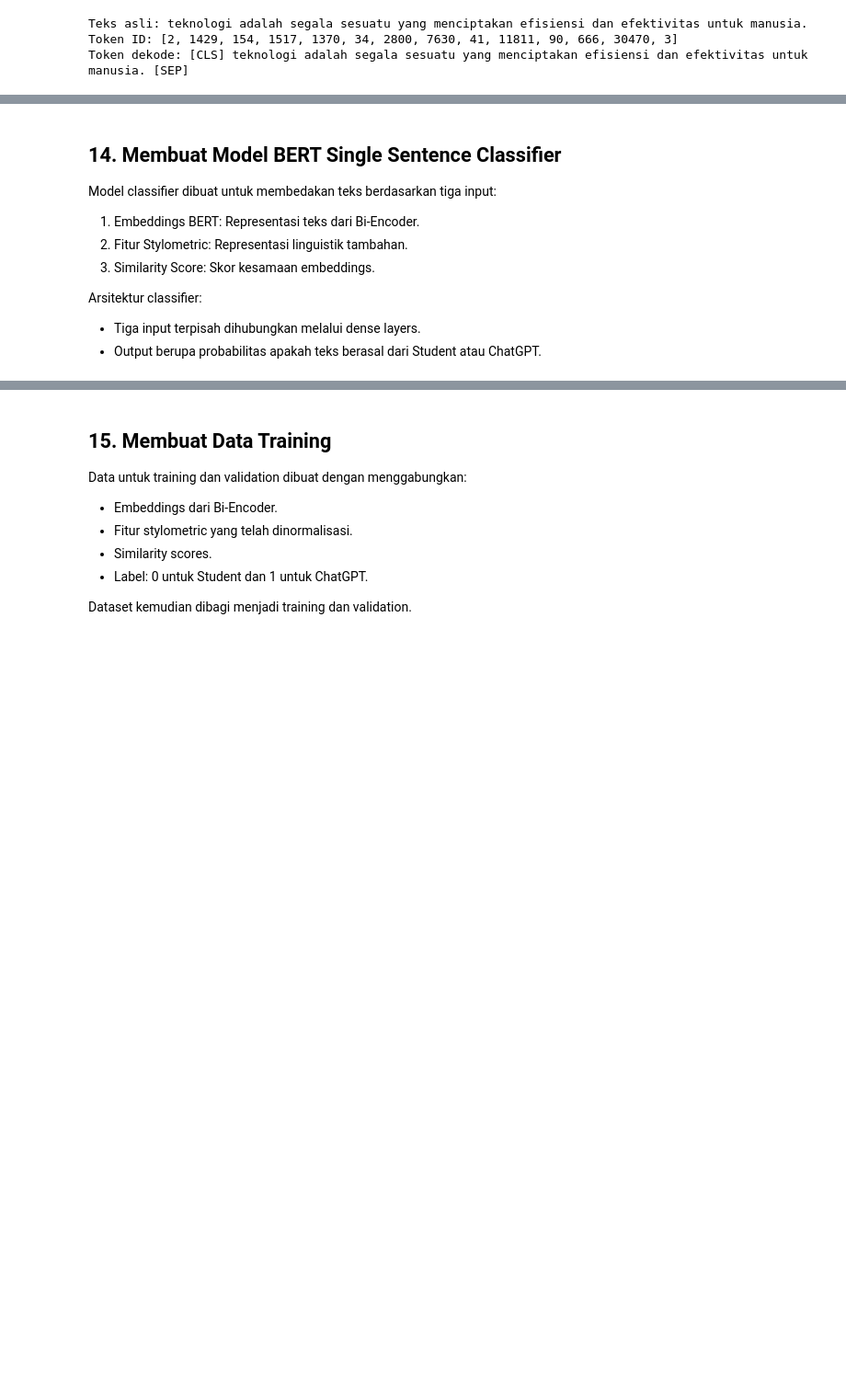
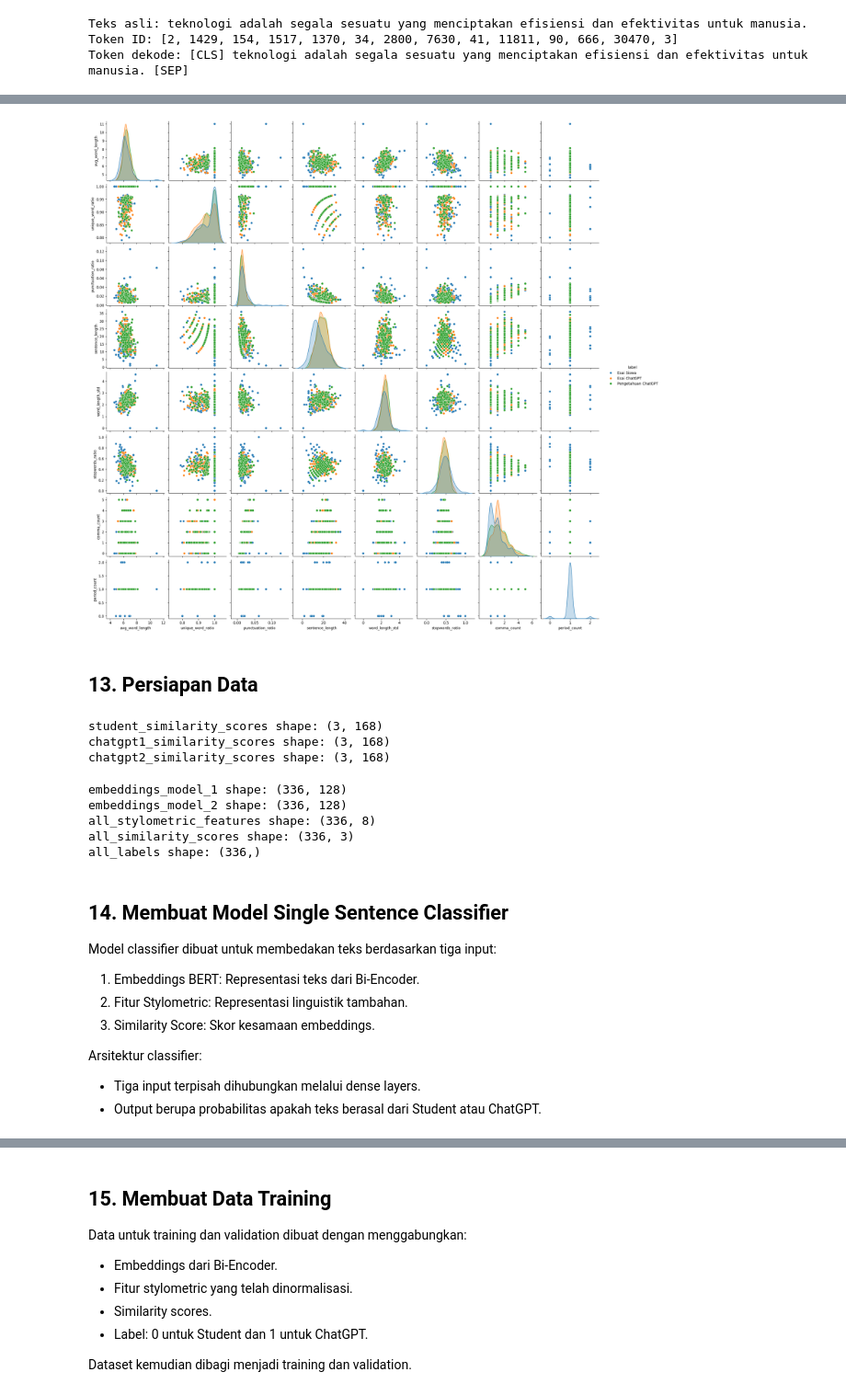
Before and after one commit to mharits-s/Essay-Detector, a Jupyter notebook: code_v1.2.ipynb, the cells around one changed output, grey strips where cells are left out. Shown at 92% size. Saved outputs shown, nothing was run; the diff lists cells and outputs as text; code cells hidden in the pictures; blank space fills up the shorter version.

```diff
--- a/code_v1.2.ipynb
+++ b/code_v1.2.ipynb
@@ -1338,15 +1469,63 @@ plt.show()
 # %%
 sns.pairplot(combined_features, hue='label', vars=['avg_word_length',
     'unique_word_ratio',
     'punctuation_ratio',
     'sentence_length',
     'word_length_std',
-    'function_word_ratio',
+    'stopwords_ratio',
     'comma_count',
     'period_count'])
 plt.show()
+# %% [output]
+[figure, added]
+# %% [markdown]
+## 13. Persiapan Data
+# %%
+print(f"student_similarity_scores shape: {student_similarity_scores_balanced.shape}")
+print(f"chatgpt1_similarity_scores shape: {chatgpt1_similarity_scores_balanced.shape}")
+print(f"chatgpt2_similarity_scores shape: {chatgpt2_similarity_scores_balanced.shape}")
+# %% [output]
+student_similarity_scores shape: (3, 168)
+chatgpt1_similarity_scores shape: (3, 168)
+chatgpt2_similarity_scores shape: (3, 168)
+# %%
+# Combine embeddings for model 1 (already correct)
+embeddings_model_1 = np.vstack([student_emb1_balanced.numpy(), chatgpt1_emb1_balanced.numpy()])
+embeddings_model_2 = np.vstack([student_emb2_balanced.numpy(), chatgpt1_emb2_balanced.numpy()])
+
+student_features_selected = student_features_normalized
+chatgpt_features_selected = chatgpt_features_1_normalized
+
+all_stylometric_features = np.vstack([
+    student_features_selected,
+    chatgpt_features_selected
+])
+
+all_similarity_scores = np.vstack([
+    student_similarity_scores_balanced,
+    chatgpt1_similarity_scores_balanced,
+])
+all_similarity_scores = all_similarity_scores.T.reshape(len(embeddings_model_1), 3)
+
+# Create labels
+student_labels = np.zeros(len(student_embeddings_1))  # Label 0 for Student
+chatgpt_labels = np.ones(len(chatgpt1_emb1_balanced))  # Label 1 for ChatGPT
+all_labels = np.hstack([student_labels, chatgpt_labels])
+
+# Verify shapes
+print(f"embeddings_model_1 shape: {embeddings_model_1.shape}")
+print(f"embeddings_model_2 shape: {embeddings_model_2.shape}")
+print(f"all_stylometric_features shape: {all_stylometric_features.shape}")
+print(f"all_similarity_scores shape: {all_similarity_scores.shape}")
+print(f"all_labels shape: {all_labels.shape}")
+# %% [output]
+embeddings_model_1 shape: (336, 128)
+embeddings_model_2 shape: (336, 128)
+all_stylometric_features shape: (336, 8)
+all_similarity_scores shape: (336, 3)
+all_labels shape: (336,)
 # %% [markdown]
-## 14. Membuat Model BERT Single Sentence Classifier
+## 14. Membuat Model Single Sentence Classifier
 
 Model classifier dibuat untuk membedakan teks berdasarkan tiga input:
 1. Embeddings BERT: Representasi teks dari Bi-Encoder.
```
Also changed, not shown: parts of 50 cells of this notebook, 1 other file.
